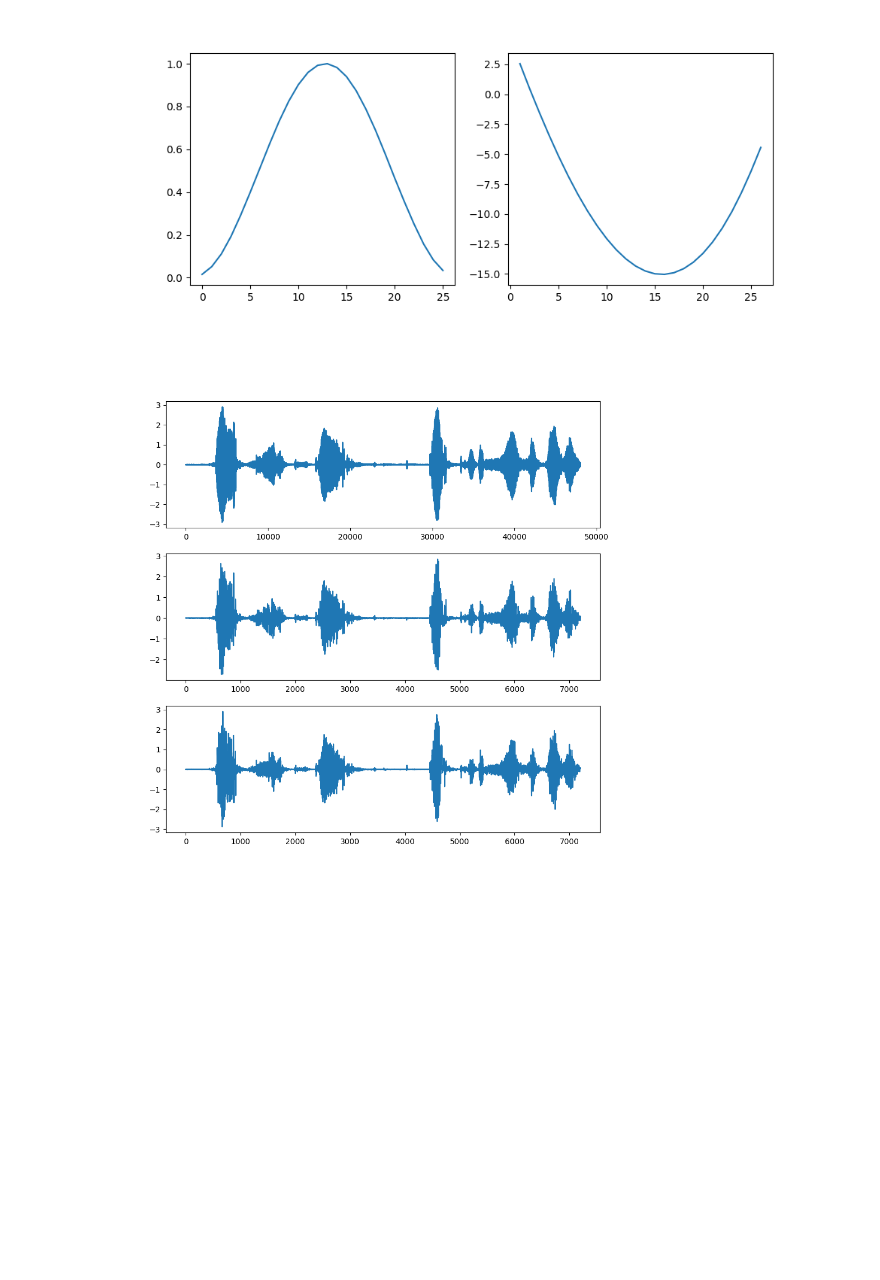
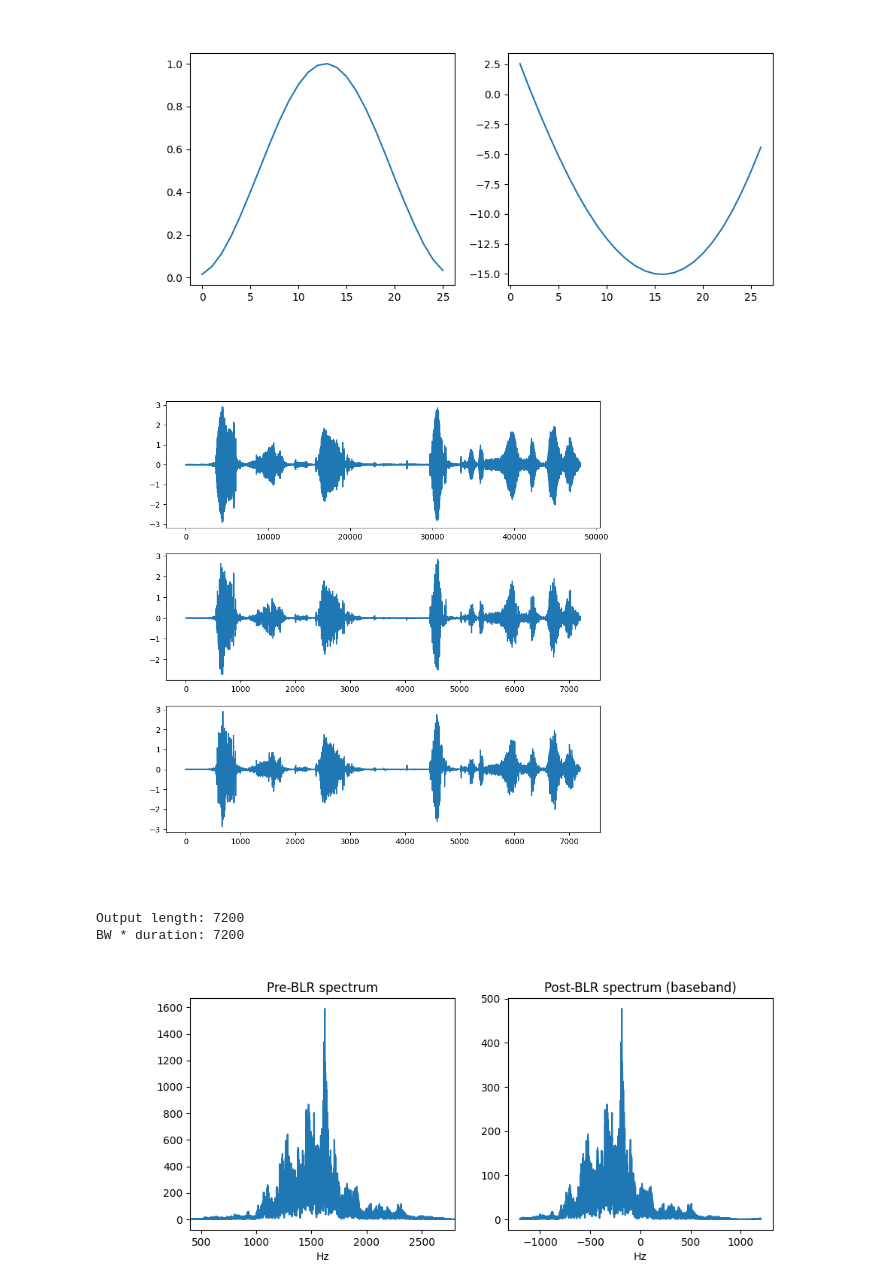
Before and after one commit to lane-miller/speech-deepfake-detection, a Jupyter notebook: 01_poc/04_bandpass_samp.ipynb, the cells around one changed output. Cells and saved outputs as stored; diff of their text form; code cells hidden in the pictures; blank space fills up the shorter version.

```diff
--- a/01_poc/04_bandpass_samp.ipynb
+++ b/01_poc/04_bandpass_samp.ipynb
@@ -258,8 +260,46 @@ axs[0].plot(y)
 axs[1].plot(np.real(y_res))
 axs[2].plot(np.imag(y_res))
 plt.show()
+
+# Size check
+print(f"Output length: {len(y_res)}")
+print(f"BW * duration: {2400 * 3}")
 # %% [output]
 [figure]
+Output length: 7200
+BW * duration: 7200
+# %%
+# Confirm spectral content of output after BLR
+
+# Y = np.fft.rfft(y)
+# YR = np.fft.fft(y_res)
+
+# plt.figure()
+# figs, axs = plt.subplots(1, 2, figsize=(10,4))
+# axs[0].plot(np.abs(Y))
+# axs[1].plot(np.abs(YR))
+# plt.show()
+
+# Confirm spectral content of output after BLR
+
+f_orig = np.fft.rfftfreq(len(y), 1 / FS)
+Y = np.fft.rfft(y)
+
+FS_new = FS * up / down
+f_res = np.fft.fftshift(np.fft.fftfreq(len(y_res), 1 / FS_new))
+YR = np.fft.fftshift(np.fft.fft(y_res))
+
+figs, axs = plt.subplots(1, 2, figsize=(10, 4))
+axs[0].plot(f_orig, np.abs(Y))
+axs[0].set_title("Pre-BLR spectrum")
+axs[0].set_xlabel("Hz")
+
+axs[1].plot(f_res, np.abs(YR))
+axs[1].set_title("Post-BLR spectrum (baseband)")
+axs[1].set_xlabel("Hz")
+plt.show()
+# %% [output]
+[figure, added]
 # %% [markdown]
 ## Findings
 
```
Also changed, not shown: parts of 2 cells of this notebook, 1 other file.
